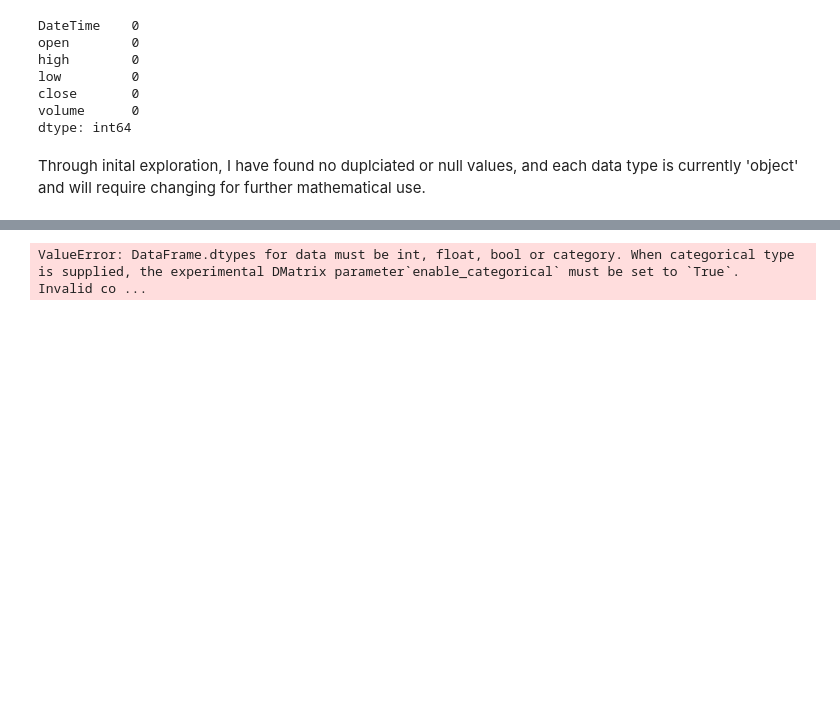
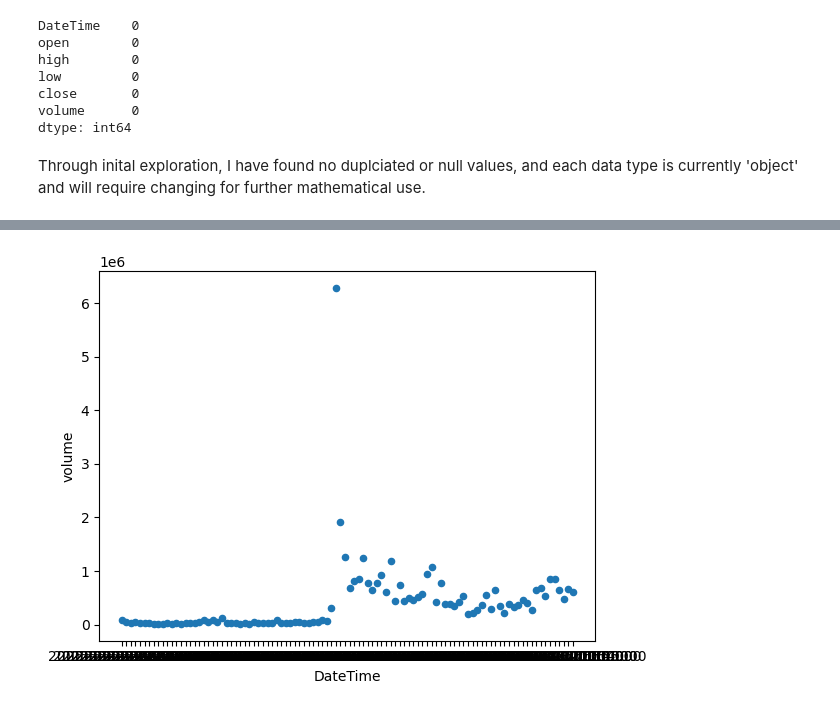
Before and after one commit to Fisch95/Stock_Price_Prediciton, a Jupyter notebook: stockpreds.ipynb, the cells around one changed output, grey strips where cells are left out. Cells and saved outputs as stored; diff of their text form; code cells hidden in the pictures; blank space fills up the shorter version.

```diff
--- a/stockpreds.ipynb
+++ b/stockpreds.ipynb
@@ -108,6 +125,0 @@ X_train, X_test, y_train, y_test = train_test_split(X, y, test_size=0.2, random_
-# %%
-model = XGBRegressor()
-
-model.fit(X_train, y_train)
-# %% [output]
-ValueError: DataFrame.dtypes for data must be int, float, bool or category. When categorical type is supplied, the experimental DMatrix parameter`enable_categorical` must be set to `True`.  Invalid co ...
@@ -115,0 +126,4 @@ pre
+# %%
+df.plot(x='DateTime', y='volume', kind='scatter');
+# %% [output]
+[figure, added]
```
Also changed, not shown: parts of 14 cells of this notebook.
